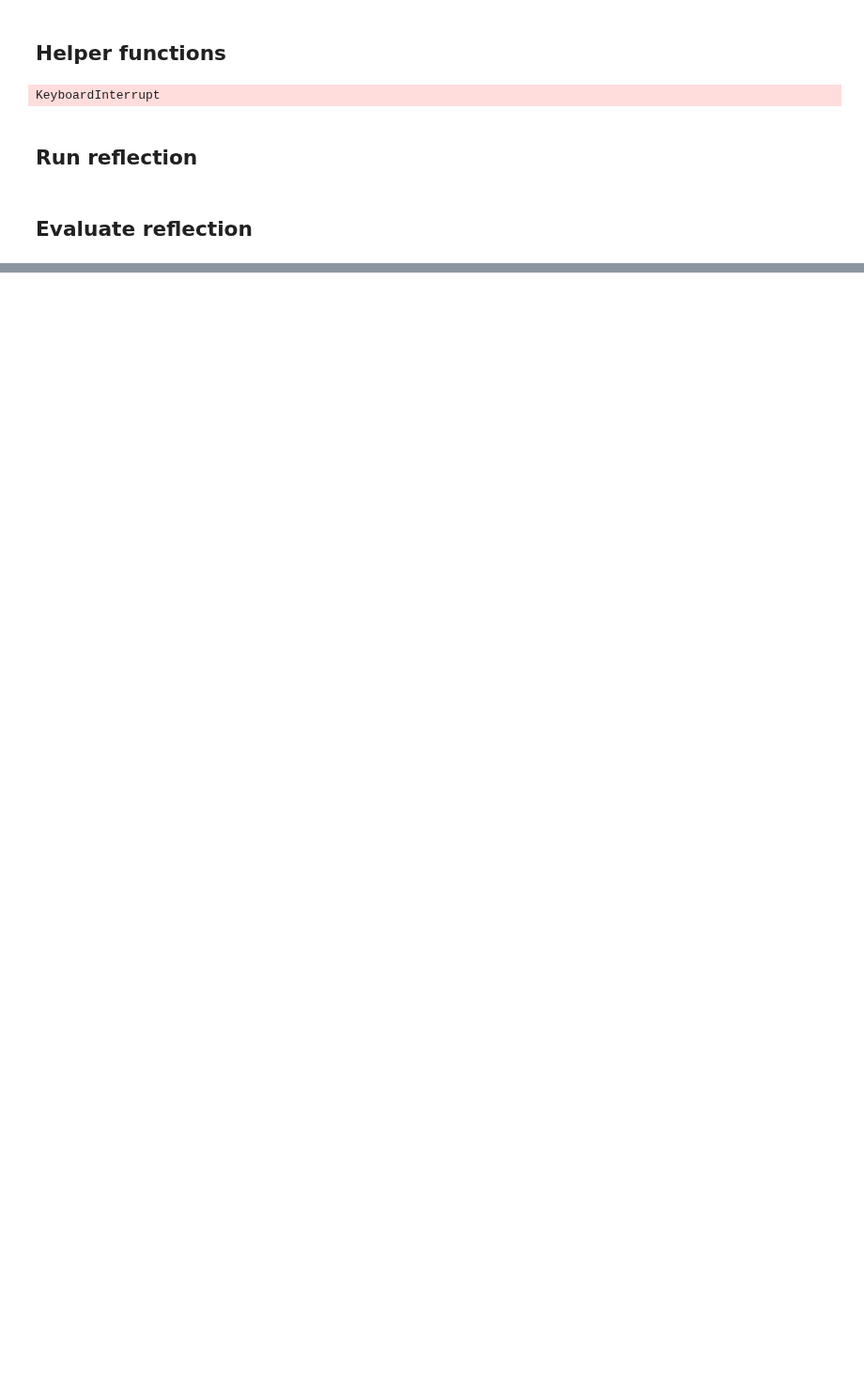
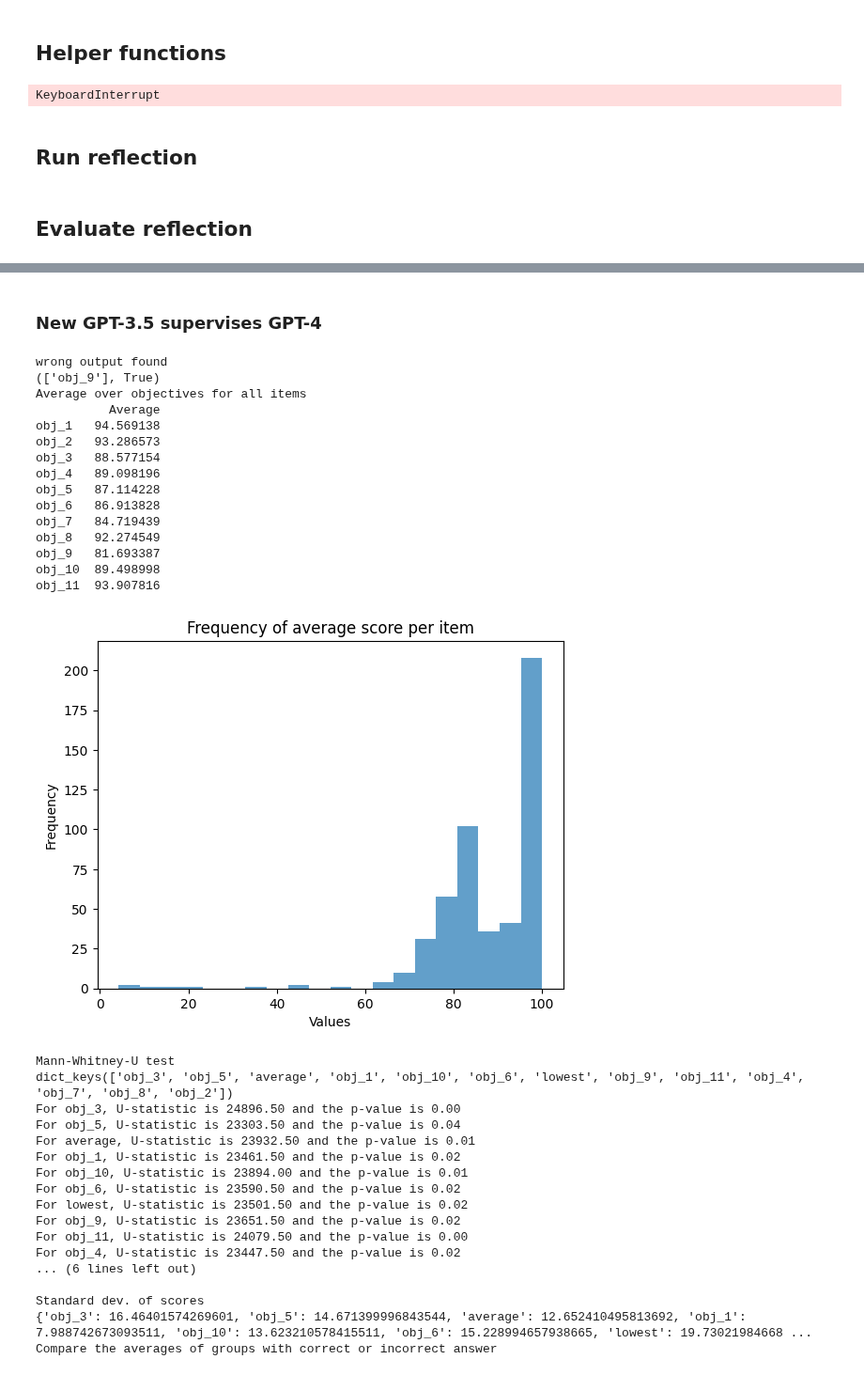
Before and after one commit to OpenBioLink/ThoughtSource, a Jupyter notebook: notebooks/reflection_messages/reflection_results.ipynb, the cells around one changed output, grey strips where cells are left out. Shown at 94% size. Drawn from its saved outputs; the diff is of its cells as text; code cells hidden in the pictures; blank space fills up the shorter version.

Commit message:
with gpt-3.5-turbo updates

```diff
--- a/notebooks/reflection_messages/reflection_results.ipynb
+++ b/notebooks/reflection_messages/reflection_results.ipynb
@@ -1102,0 +502,65 @@ Compare the averages of groups with correct or incorrect answer
+# %% [markdown]
+### New GPT-3.5 supervises GPT-4
+# %%
+
+data = Collection.from_json("./med_qa_first_gpt-4_gpt-3.5-turbo-0613.json")
+print("\n")
+scores_per_item, variables_per_item, filtered_lowest_tuples, scores_with_indicator = parse_data(data,idx_cot=1,dataset='med_qa',split='test')
+scores_per_item = fix_str_score(scores_per_item)
+scores_per_objective, df = get_further_data(scores_per_item)
+average_per_item = [sum(d.values()) / len(d) for d in scores_per_item]
+
+print("Average over objectives for all items")
+print(df)
+print("\n")
+
+#print("Average over objectives separated by items with correct / incorrect answers") #see compare_true_false
+freq_bar_plot(scores_per_item)
+# avg_item_plot(scores_per_objective)
+
+print("Mann-Whitney-U test")
+scores_per_objective_true,scores_per_objective_false, df_p_val = u_test(scores_with_indicator)
+
+range_data = {key: (min(value),max(value)) for key, value in scores_per_objective.items()}
+print("range of scores")
+print(range_data)
+print("\n")
+print("Standard dev. of scores")
+print(standard_deviation(scores_per_objective))
+print("Compare the averages of groups with correct or incorrect answer")
+df = compare_true_false(scores_per_objective_true,scores_per_objective_false,df_p_val)
+df
+# %% [output]
+wrong output found
+(['obj_9'], True)
+Average over objectives for all items
+          Average
+obj_1   94.569138
+obj_2   93.286573
+obj_3   88.577154
+obj_4   89.098196
+obj_5   87.114228
+obj_6   86.913828
+obj_7   84.719439
+obj_8   92.274549
+obj_9   81.693387
+obj_10  89.498998
+obj_11  93.907816
+[figure, added]
+Mann-Whitney-U test
+dict_keys(['obj_3', 'obj_5', 'average', 'obj_1', 'obj_10', 'obj_6', 'lowest', 'obj_9', 'obj_11', 'obj_4', 'obj_7', 'obj_8', 'obj_2'])
+For obj_3, U-statistic is 24896.50 and the p-value is 0.00
+For obj_5, U-statistic is 23303.50 and the p-value is 0.04
+For average, U-statistic is 23932.50 and the p-value is 0.01
+For obj_1, U-statistic is 23461.50 and the p-value is 0.02
+For obj_10, U-statistic is 23894.00 and the p-value is 0.01
+For obj_6, U-statistic is 23590.50 and the p-value is 0.02
+For lowest, U-statistic is 23501.50 and the p-value is 0.02
+For obj_9, U-statistic is 23651.50 and the p-value is 0.02
+For obj_11, U-statistic is 24079.50 and the p-value is 0.00
+For obj_4, U-statistic is 23447.50 and the p-value is 0.02
+... (6 lines left out)
+
+Standard dev. of scores
+{'obj_3': 16.46401574269601, 'obj_5': 14.671399996843544, 'average': 12.652410495813692, 'obj_1': 7.988742673093511, 'obj_10': 13.623210578415511, 'obj_6': 15.228994657938665, 'lowest': 19.73021984668 ...
+Compare the averages of groups with correct or incorrect answer
```
Also changed, not shown: parts of 39 cells of this notebook, 9 other files.
